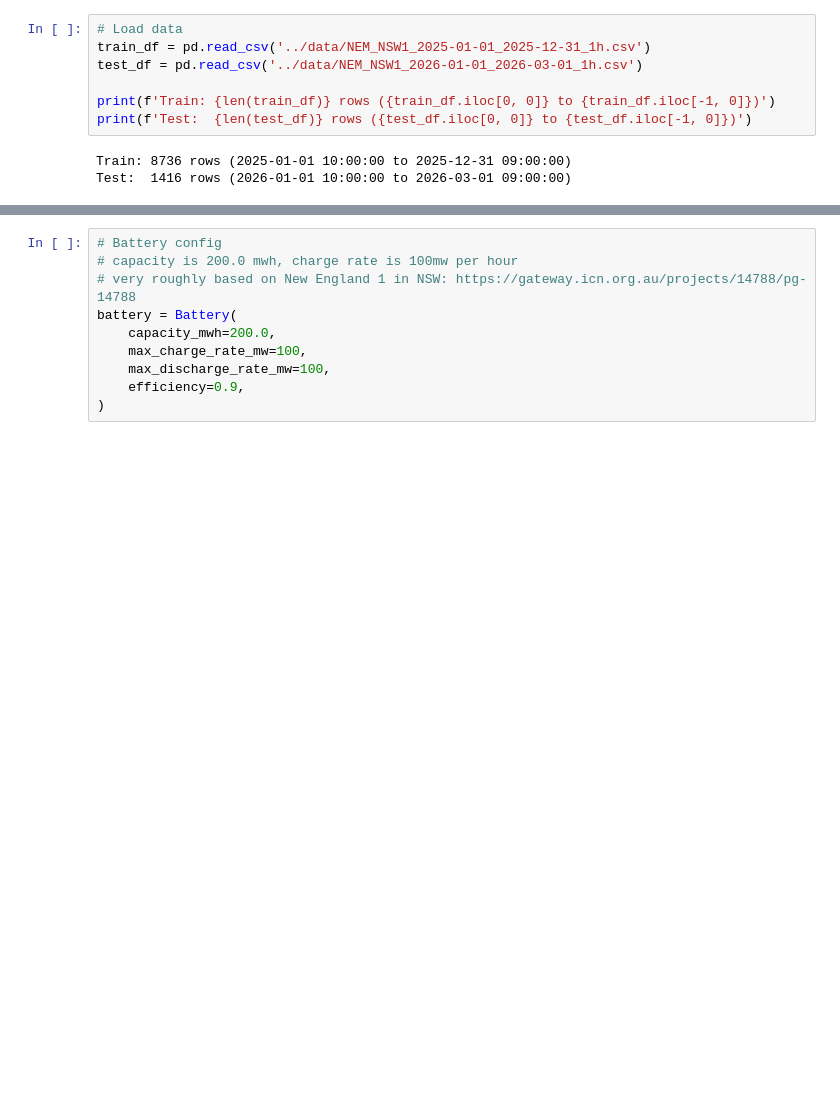
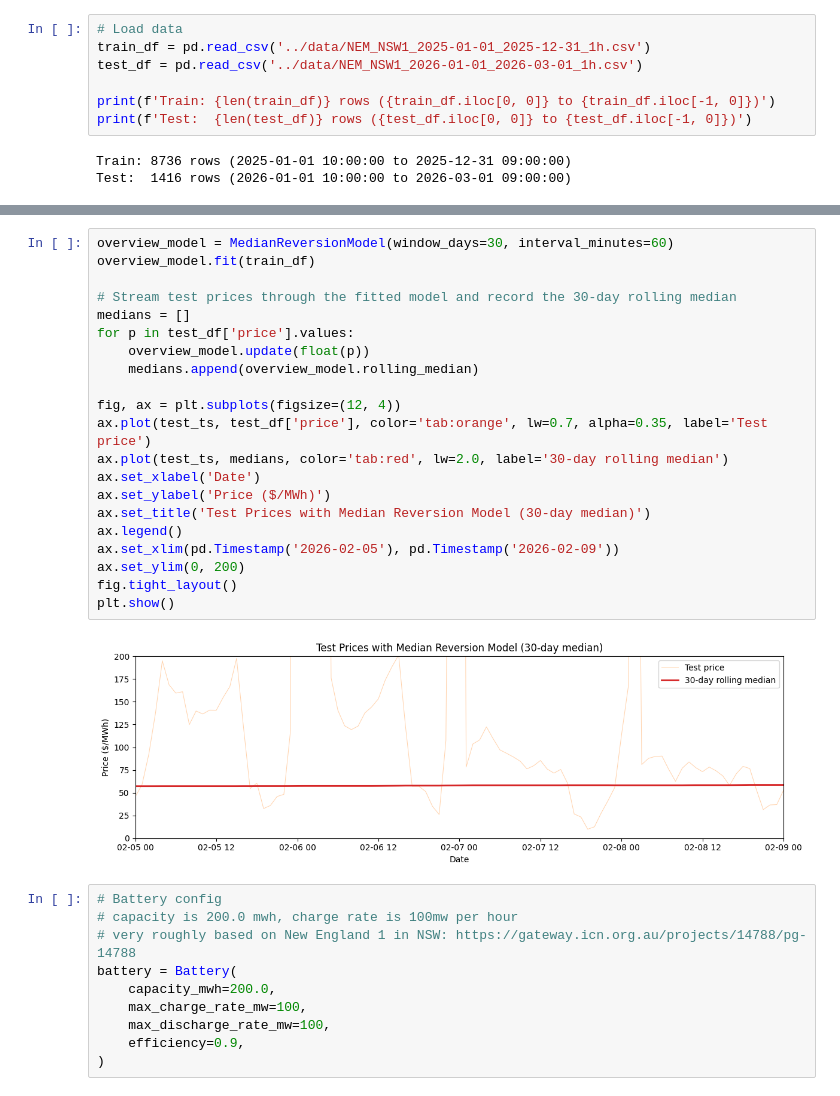
Before and after one commit to gdubbs100/battery_charging_simulation, a Jupyter notebook: notebooks/policy_comparison.ipynb, the cells around one changed output, grey strips where cells are left out. Cells and saved outputs as stored; diff of their text form; blank space fills up the shorter version.

```diff
--- a/notebooks/policy_comparison.ipynb
+++ b/notebooks/policy_comparison.ipynb
@@ -36,3 +54,26 @@ Test:  1416 rows (2026-01-01 10:00:00 to 2026-03-01 09:00:00)
+# %%
+overview_model = MedianReversionModel(window_days=30, interval_minutes=60)
+overview_model.fit(train_df)
+
+# Stream test prices through the fitted model and record the 30-day rolling median
+medians = []
+for p in test_df['price'].values:
+    overview_model.update(float(p))
+    medians.append(overview_model.rolling_median)
+
+fig, ax = plt.subplots(figsize=(12, 4))
+ax.plot(test_ts, test_df['price'], color='tab:orange', lw=0.7, alpha=0.35, label='Test price')
+ax.plot(test_ts, medians, color='tab:red', lw=2.0, label='30-day rolling median')
+ax.set_xlabel('Date')
+ax.set_ylabel('Price ($/MWh)')
+ax.set_title('Test Prices with Median Reversion Model (30-day median)')
+ax.legend()
+ax.set_xlim(pd.Timestamp('2026-02-05'), pd.Timestamp('2026-02-09'))
+ax.set_ylim(0, 200)
+fig.tight_layout()
+plt.show()
+# %% [output]
+[figure, added]
 # %%
 # Battery config
 # capacity is 200.0 mwh, charge rate is 100mw per hour
```
Also changed, not shown: parts of 30 cells of this notebook, 10 other files.
